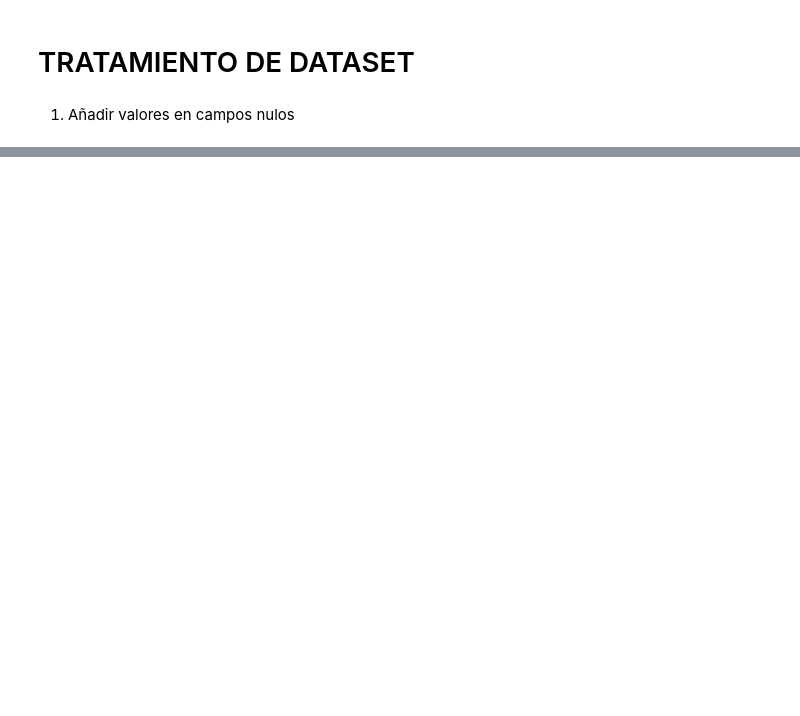
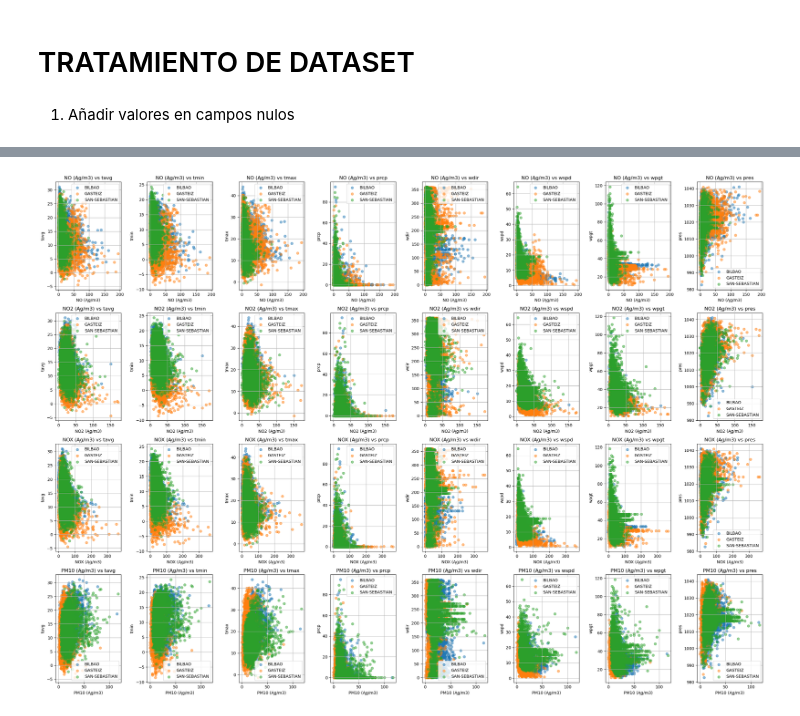
Before and after one commit to mkltc/RETO3, a Jupyter notebook: pia.ipynb, the cells around one changed output, grey strips where cells are left out. Saved outputs shown, nothing was run; the diff lists cells and outputs as text; code cells hidden in the pictures; blank space fills up the shorter version.

```diff
--- a/pia.ipynb
+++ b/pia.ipynb
@@ -179,0 +409,37 @@ dtype: int64
+# %%
+import matplotlib.pyplot as plt
+import seaborn as sns
+
+# Lista de ciudades
+ciudades = ['BILBAO', 'GASTEIZ', 'SAN-SEBASTIAN']
+
+# Crear subgráficos (4 filas y 8 columnas por ciudad)
+fig, axes = plt.subplots(4, 8, figsize=(25, 18))
+
+# Aplanar los ejes para facilitar el acceso
+axes = axes.flatten()
+
+# Crear gráficos de dispersión separados por ciudad
+index = 0
+for gas in gases:
+    for var in variables:
+        for ciudad in ciudades:
+            # Filtrar datos por ciudad
+            df_ciudad = df[df['Ciudad'] == ciudad]
+
+            # Graficar cada ciudad con diferente color
+            axes[index].scatter(df_ciudad[gas], df_ciudad[var], alpha=0.5, label=ciudad)
+
+        # Títulos y etiquetas
+        axes[index].set_title(f'{gas} vs {var}')
+        axes[index].set_xlabel(gas)
+        axes[index].set_ylabel(var)
+        axes[index].grid(True)
+        axes[index].legend()  # Leyenda para identificar las ciudades
+        index += 1
+
+# Ajustar el diseño
+plt.tight_layout()
+plt.show()
+# %% [output]
+[figure, added]
```
Also changed, not shown: parts of 26 cells of this notebook, 2 other files.
